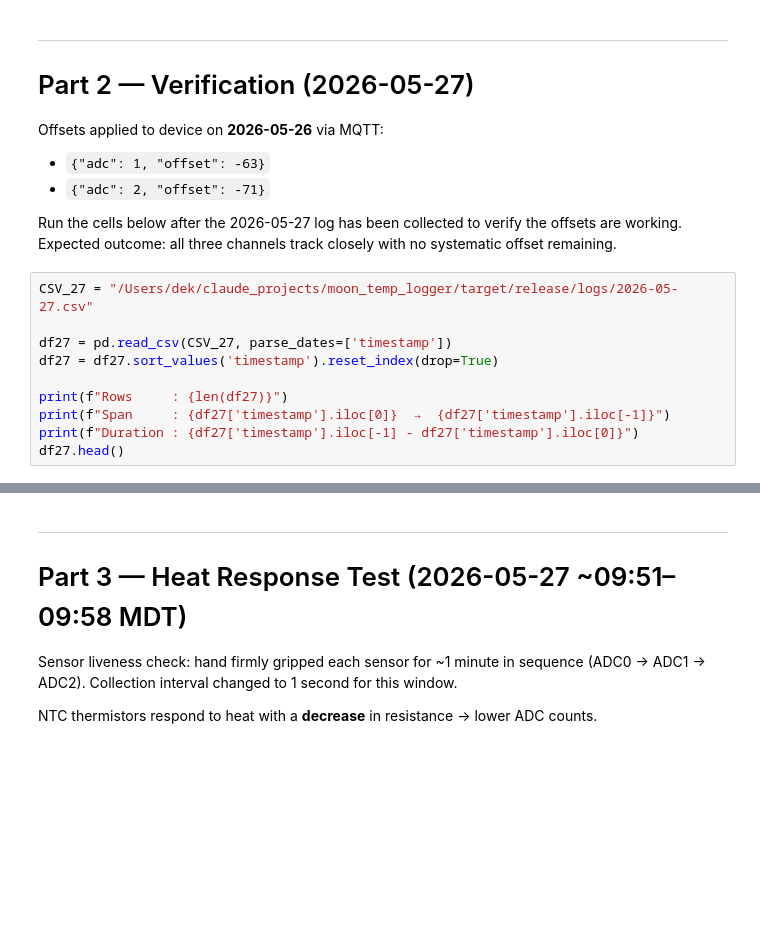
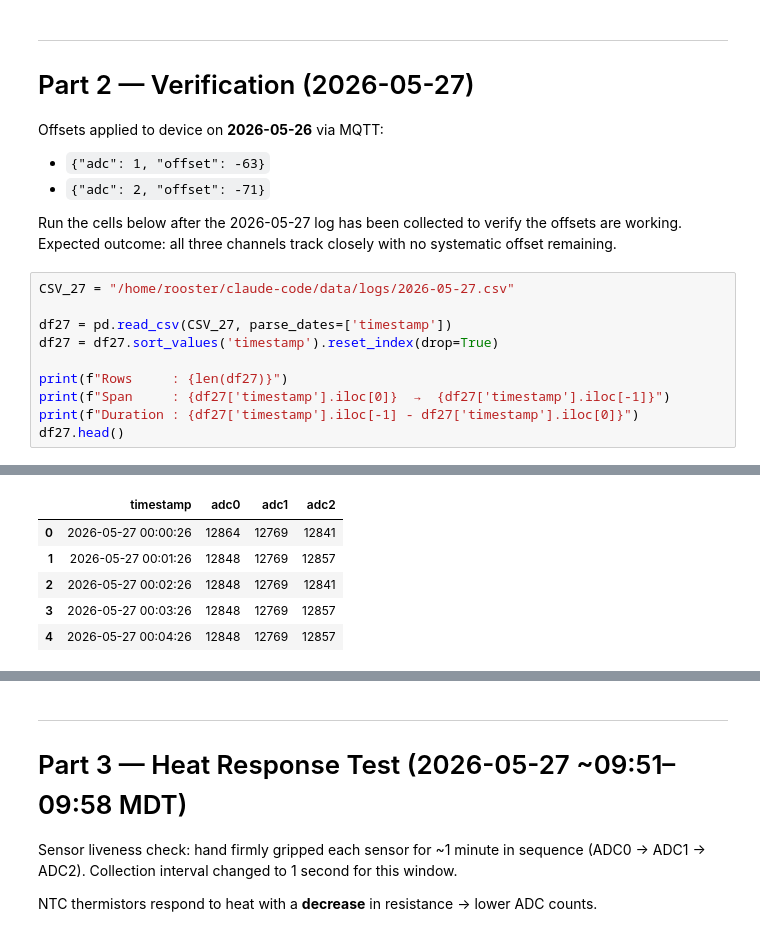
Before and after one commit to rooster-ninja/Moon_Temp_Calibration_Jupyter, a Jupyter notebook: sensor_offset_analysis.ipynb, the cells around one changed output, grey strips where cells are left out. Cells and saved outputs as stored; diff of their text form; blank space fills up the shorter version.

```diff
--- a/sensor_offset_analysis.ipynb
+++ b/sensor_offset_analysis.ipynb
@@ -175,7 +215,7 @@ Offsets applied to device on **2026-05-26** via MQTT:
 Run the cells below after the 2026-05-27 log has been collected to verify the offsets are working.
 Expected outcome: all three channels track closely with no systematic offset remaining.
 # %%
-CSV_27 = "/Users/dek/claude_projects/moon_temp_logger/target/release/logs/2026-05-27.csv"
+CSV_27 = "/home/rooster/claude-code/data/logs/2026-05-27.csv"
 
 df27 = pd.read_csv(CSV_27, parse_dates=['timestamp'])
 df27 = df27.sort_values('timestamp').reset_index(drop=True)
@@ -184,3 +224,4 @@ print(f"Rows     : {len(df27)}")
 print(f"Span     : {df27['timestamp'].iloc[0]}  →  {df27['timestamp'].iloc[-1]}")
 print(f"Duration : {df27['timestamp'].iloc[-1] - df27['timestamp'].iloc[0]}")
 df27.head()
+# %% [output]
@@ -187,2 +231,8 @@ df27.head()
+|  | timestamp | adc0 | adc1 | adc2 |
+| 0 | 2026-05-27 00:00:26 | 12864 | 12769 | 12841 |
+| 1 | 2026-05-27 00:01:26 | 12848 | 12769 | 12857 |
+| 2 | 2026-05-27 00:02:26 | 12848 | 12769 | 12841 |
+| 3 | 2026-05-27 00:03:26 | 12848 | 12769 | 12857 |
+| 4 | 2026-05-27 00:04:26 | 12848 | 12769 | 12857 |
 # %%
 df27[['adc0','adc1','adc2']].describe().round(1)
```
Also changed, not shown: parts of 30 cells of this notebook.
